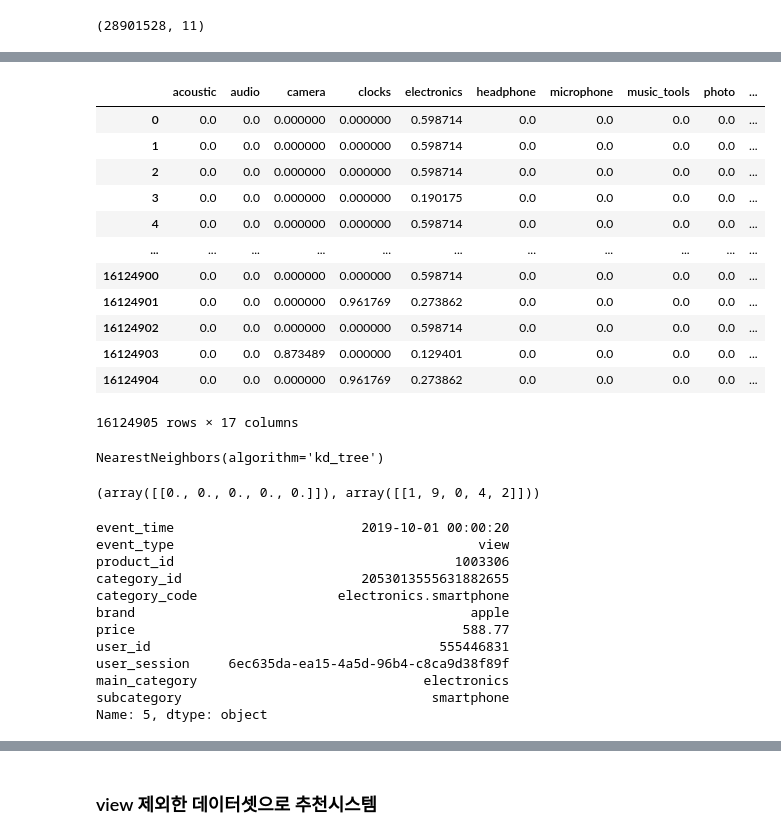
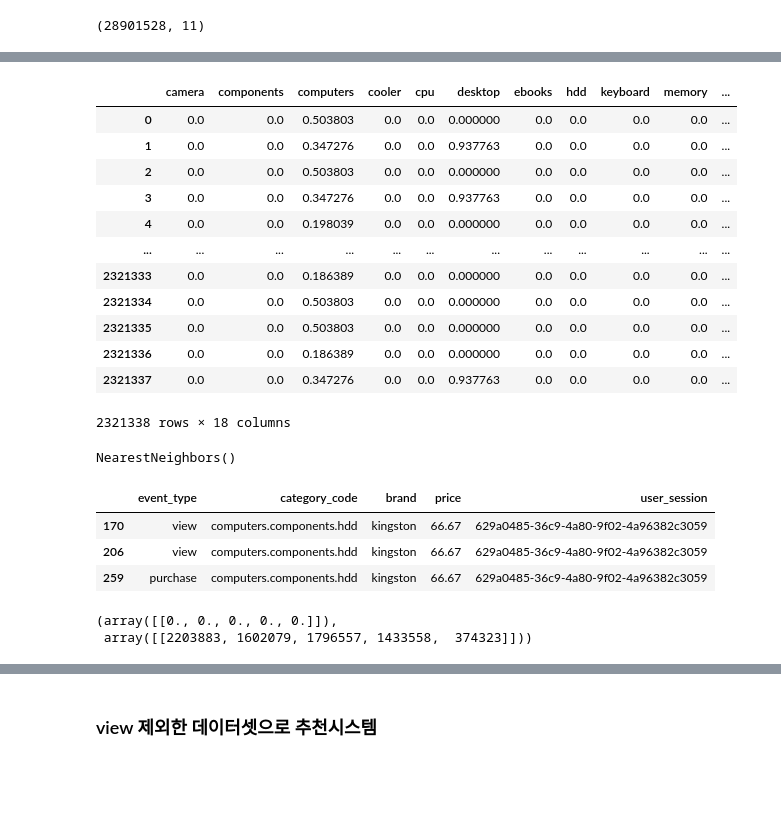
Before and after one commit to jiyoungemma/User-Log-data-analytics, a Jupyter notebook: ecommerce_user_log.ipynb, the cells around one changed output, grey strips where cells are left out. Saved outputs shown, nothing was run; the diff lists cells and outputs as text; code cells hidden in the pictures; blank space fills up the shorter version.

```diff
--- a/ecommerce_user_log.ipynb
+++ b/ecommerce_user_log.ipynb
@@ -1392,0 +1383,6 @@ Name: category_code, dtype: int64
+# %%
+com_base = recommend.loc[(recommend['main_category'] == 'computers')]
+# %%
+com_base = com_base.reset_index(drop=True)
+# %%
+com_base.drop(columns=['event_time', 'product_id','category_id','user_id','main_category','subcategory'], inplace=True)
@@ -1393,47 +1398,39 @@ Name: category_code, dtype: int64
 # %%
-tfidf = TfidfVectorizer(stop_words='english', max_features=50)
+tfidf = TfidfVectorizer()
 
 # Fit 후 dtm을 만듭니다.(문서, 단어마다 tf-idf 값을 계산합니다)
-dtm_tfidf = tfidf.fit_transform(major['category_code'])
+dtm_com = tfidf.fit_transform(com_base['category_code'])
 
-dtm_tfidf = pd.DataFrame(dtm_tfidf.todense(), columns=tfidf.get_feature_names())
-dtm_tfidf
+dtm_com = pd.DataFrame(dtm_com.todense(), columns=tfidf.get_feature_names())
+dtm_com
 # %% [output]
-|  | acoustic | audio | camera | clocks | electronics | headphone | microphone | music_tools | photo | ... |
-| 0 | 0.0 | 0.0 | 0.000000 | 0.000000 | 0.598714 | 0.0 | 0.0 | 0.0 | 0.0 | ... |
-| 1 | 0.0 | 0.0 | 0.000000 | 0.000000 | 0.598714 | 0.0 | 0.0 | 0.0 | 0.0 | ... |
-| 2 | 0.0 | 0.0 | 0.000000 | 0.000000 | 0.598714 | 0.0 | 0.0 | 0.0 | 0.0 | ... |
-| 3 | 0.0 | 0.0 | 0.000000 | 0.000000 | 0.190175 | 0.0 | 0.0 | 0.0 | 0.0 | ... |
-| 4 | 0.0 | 0.0 | 0.000000 | 0.000000 | 0.598714 | 0.0 | 0.0 | 0.0 | 0.0 | ... |
-| ... | ... | ... | ... | ... | ... | ... | ... | ... | ... | ... |
-| 16124900 | 0.0 | 0.0 | 0.000000 | 0.000000 | 0.598714 | 0.0 | 0.0 | 0.0 | 0.0 | ... |
-| 16124901 | 0.0 | 0.0 | 0.000000 | 0.961769 | 0.273862 | 0.0 | 0.0 | 0.0 | 0.0 | ... |
-| 16124902 | 0.0 | 0.0 | 0.000000 | 0.000000 | 0.598714 | 0.0 | 0.0 | 0.0 | 0.0 | ... |
-| 16124903 | 0.0 | 0.0 | 0.873489 | 0.000000 | 0.129401 | 0.0 | 0.0 | 0.0 | 0.0 | ... |
-| 16124904 | 0.0 | 0.0 | 0.000000 | 0.961769 | 0.273862 | 0.0 | 0.0 | 0.0 | 0.0 | ... |
+|  | camera | components | computers | cooler | cpu | desktop | ebooks | hdd | keyboard | memory | ... |
+| 0 | 0.0 | 0.0 | 0.503803 | 0.0 | 0.0 | 0.000000 | 0.0 | 0.0 | 0.0 | 0.0 | ... |
+| 1 | 0.0 | 0.0 | 0.347276 | 0.0 | 0.0 | 0.937763 | 0.0 | 0.0 | 0.0 | 0.0 | ... |
+| 2 | 0.0 | 0.0 | 0.503803 | 0.0 | 0.0 | 0.000000 | 0.0 | 0.0 | 0.0 | 0.0 | ... |
+| 3 | 0.0 | 0.0 | 0.347276 | 0.0 | 0.0 | 0.937763 | 0.0 | 0.0 | 0.0 | 0.0 | ... |
+| 4 | 0.0 | 0.0 | 0.198039 | 0.0 | 0.0 | 0.000000 | 0.0 | 0.0 | 0.0 | 0.0 | ... |
+| ... | ... | ... | ... | ... | ... | ... | ... | ... | ... | ... | ... |
+| 2321333 | 0.0 | 0.0 | 0.186389 | 0.0 | 0.0 | 0.000000 | 0.0 | 0.0 | 0.0 | 0.0 | ... |
+| 2321334 | 0.0 | 0.0 | 0.503803 | 0.0 | 0.0 | 0.000000 | 0.0 | 0.0 | 0.0 | 0.0 | ... |
+| 2321335 | 0.0 | 0.0 | 0.503803 | 0.0 | 0.0 | 0.000000 | 0.0 | 0.0 | 0.0 | 0.0 | ... |
+| 2321336 | 0.0 | 0.0 | 0.186389 | 0.0 | 0.0 | 0.000000 | 0.0 | 0.0 | 0.0 | 0.0 | ... |
+| 2321337 | 0.0 | 0.0 | 0.347276 | 0.0 | 0.0 | 0.937763 | 0.0 | 0.0 | 0.0 | 0.0 | ... |
-16124905 rows × 17 columns
+2321338 rows × 18 columns
-# %%
-# dtm을 사용히 NN 모델을 학습시킵니다. (디폴트)최근접 5 이웃.
-nn = NearestNeighbors(n_neighbors=5, algorithm='kd_tree')
-nn.fit(dtm_tfidf)
-# %% [output]
-NearestNeighbors(algorithm='kd_tree')
+# %%
+nn = NearestNeighbors(n_neighbors=5)
+nn.fit(dtm_com.values)
+# %% [output]
+NearestNeighbors()
+# %%
+com_base.loc[com_base['user_session'] == '629a0485-36c9-4a80-9f02-4a96382c3059']
+# %% [output]
+|  | event_type | category_code | brand | price | user_session |
+| 170 | view | computers.components.hdd | kingston | 66.67 | 629a0485-36c9-4a80-9f02-4a96382c3059 |
+| 206 | view | computers.components.hdd | kingston | 66.67 | 629a0485-36c9-4a80-9f02-4a96382c3059 |
+| 259 | purchase | computers.components.hdd | kingston | 66.67 | 629a0485-36c9-4a80-9f02-4a96382c3059 |
 # %%
-nn.kneighbors([dtm_tfidf.iloc[5]])
+nn.kneighbors([dtm_com.iloc[259]])
 # %% [output]
-(array([[0., 0., 0., 0., 0.]]), array([[1, 9, 0, 4, 2]]))
+(array([[0., 0., 0., 0., 0.]]),
+ array([[2203883, 1602079, 1796557, 1433558,  374323]]))
-# %%
-major.loc[5]
-# %% [output]
-event_time                        2019-10-01 00:00:20
-event_type                                       view
-product_id                                    1003306
-category_id                       2053013555631882655
-category_code                  electronics.smartphone
-brand                                           apple
-price                                          588.77
-user_id                                     555446831
-user_session     6ec635da-ea15-4a5d-96b4-c8ca9d38f89f
-main_category                             electronics
-subcategory                                smartphone
-Name: 5, dtype: object
```
Also changed, not shown: parts of 109 cells of this notebook.
